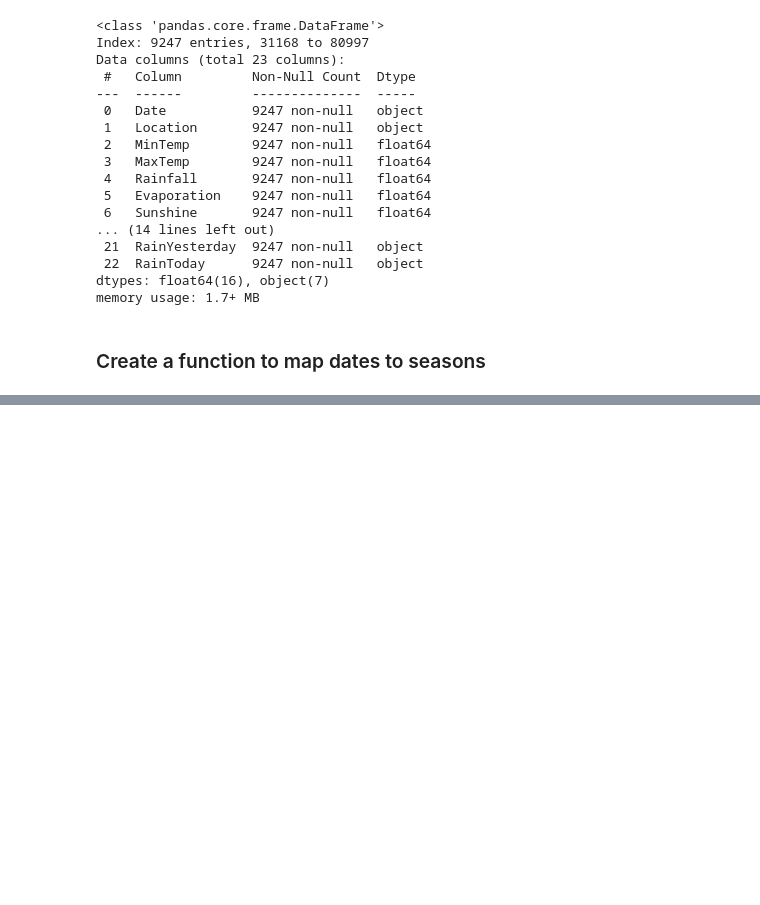
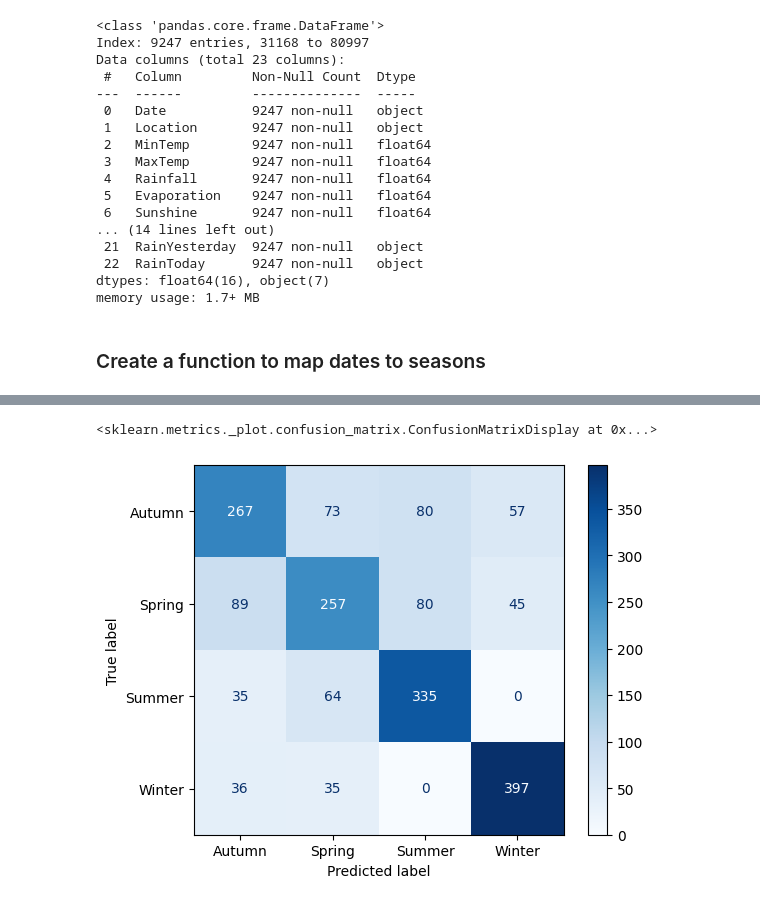
Before and after one commit to IlyassHaddouOuamer/Rainfall-Prediction-Classifier, a Jupyter notebook: model.ipynb, the cells around one changed output, grey strips where cells are left out. Cells and saved outputs as stored; diff of their text form; code cells hidden in the pictures; blank space fills up the shorter version.

```diff
--- a/model.ipynb
+++ b/model.ipynb
@@ -143,0 +284,15 @@ data.sample(5)
+# %%
+pipeline.set_params(classifier=LogisticRegression(random_state=42))
+grid_search.estimator = pipeline
+
+pram_grid = {
+    'classifier__solver':['liblinear','lbfgs'],
+    'classifier__penalty':['l1','l2'],
+    'classifier__class_weight':[None,'balanced'],
+}
+
+grid_search.param_grid = pram_grid
+
+grid_search.fit(X_train,y_train)
+
+y_pred = grid_search.predict(X_test)
@@ -143,0 +396,7 @@ data.sample(5)
+# %%
+conf_matrix = confusion_matrix(y_test,y_pred)
+disp = ConfusionMatrixDisplay(confusion_matrix=conf_matrix,display_labels=grid_search.classes_)
+disp.plot(cmap=plt.cm.Blues)
+# %% [output]
+<sklearn.metrics._plot.confusion_matrix.ConfusionMatrixDisplay at 0x...>
+[figure, added]
```
Also changed, not shown: parts of 35 cells of this notebook.
